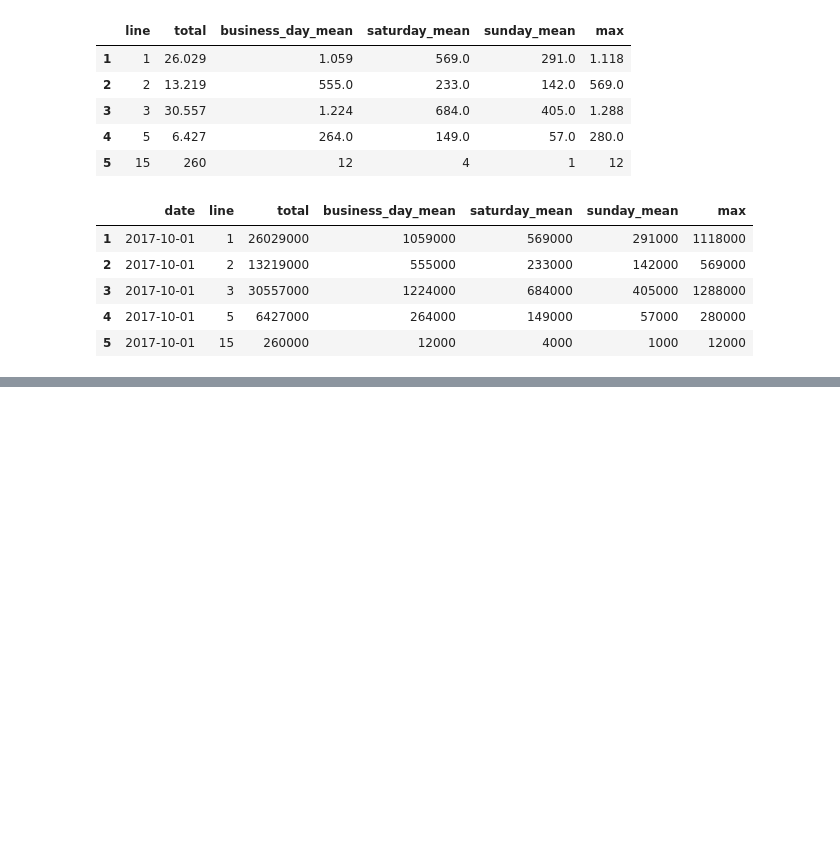
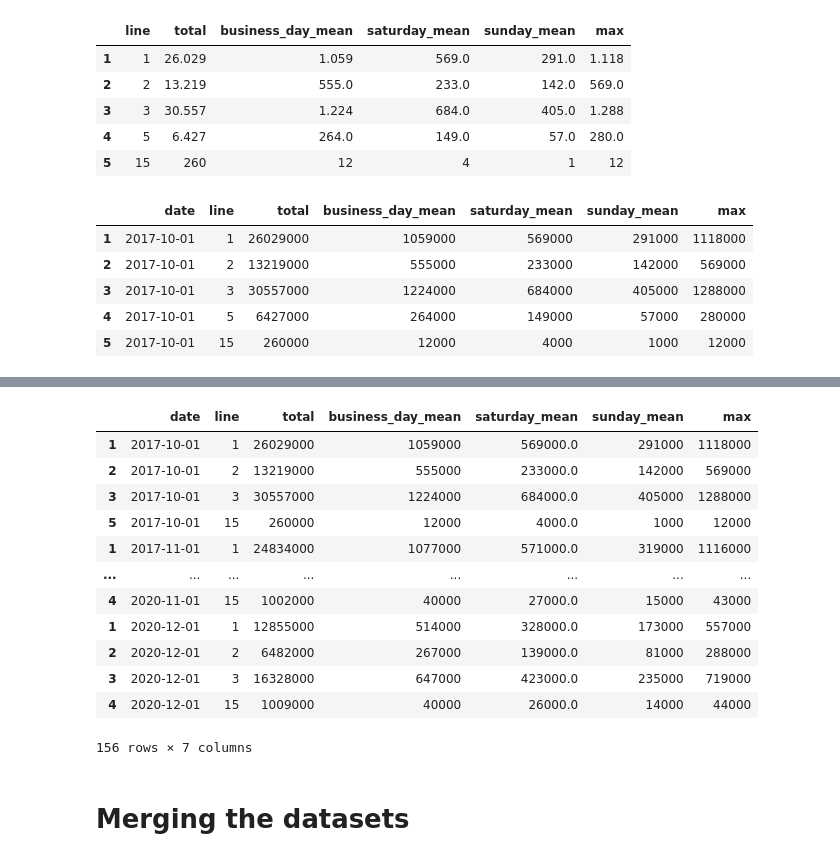
Before and after one commit to OmdenaAI/sao-paulo-chapter-passenger-demand, a Jupyter notebook: src/tasks/task_1_data_collection_preprocessing/etl_old_pel.ipynb, the cells around one changed output, grey strips where cells are left out. Cells and saved outputs as stored; diff of their text form; code cells hidden in the pictures; blank space fills up the shorter version.

```diff
--- a/src/tasks/task_1_data_collection_preprocessing/etl_old_pel.ipynb
+++ b/src/tasks/task_1_data_collection_preprocessing/etl_old_pel.ipynb
@@ -155,0 +196,21 @@ dataset
+# %%
+filter1 = row_df['line']!='Rede'
+
+df_filtred = row_df.loc[filter1]
+df_filtred = df_filtred.loc[df_filtred['line']!= 5]
+# %%
+df_filtred
+# %% [output]
+|  | date | line | total | business_day_mean | saturday_mean | sunday_mean | max |
+| 1 | 2017-10-01 | 1 | 26029000 | 1059000 | 569000.0 | 291000 | 1118000 |
+| 2 | 2017-10-01 | 2 | 13219000 | 555000 | 233000.0 | 142000 | 569000 |
+| 3 | 2017-10-01 | 3 | 30557000 | 1224000 | 684000.0 | 405000 | 1288000 |
+| 5 | 2017-10-01 | 15 | 260000 | 12000 | 4000.0 | 1000 | 12000 |
+| 1 | 2017-11-01 | 1 | 24834000 | 1077000 | 571000.0 | 319000 | 1116000 |
+| ... | ... | ... | ... | ... | ... | ... | ... |
+| 4 | 2020-11-01 | 15 | 1002000 | 40000 | 27000.0 | 15000 | 43000 |
+| 1 | 2020-12-01 | 1 | 12855000 | 514000 | 328000.0 | 173000 | 557000 |
+| 2 | 2020-12-01 | 2 | 6482000 | 267000 | 139000.0 | 81000 | 288000 |
+| 3 | 2020-12-01 | 3 | 16328000 | 647000 | 423000.0 | 235000 | 719000 |
+| 4 | 2020-12-01 | 15 | 1009000 | 40000 | 26000.0 | 14000 | 44000 |
+156 rows × 7 columns
@@ -155,0 +221,2 @@ dataset
+# %% [markdown]
+# Merging the datasets
```
Also changed, not shown: parts of 19 cells of this notebook.
